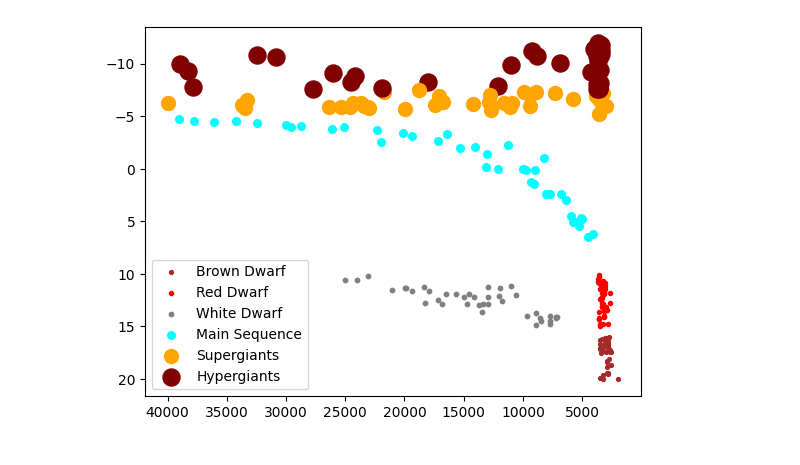
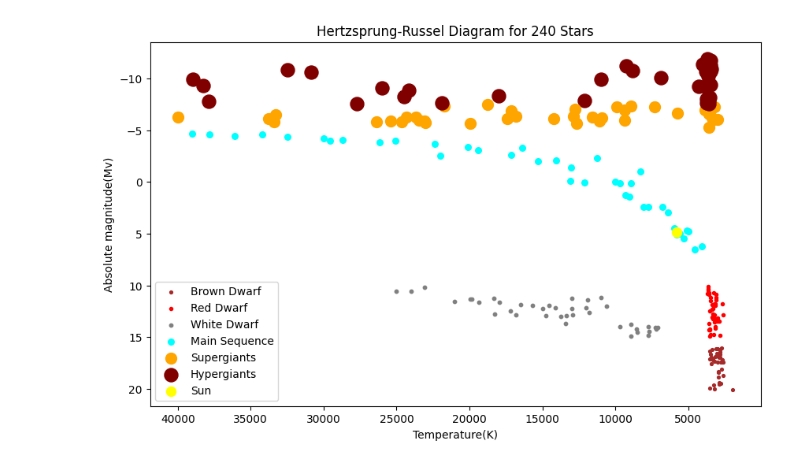
Before and after one commit to tusharx0809/da-project, a Jupyter notebook: astronomical-data/hr-diagram.ipynb, the cells around one changed output. Cells and saved outputs as stored; diff of their text form; code cells hidden in the pictures.

Commit message:
plots-added

```diff
--- a/astronomical-data/hr-diagram.ipynb
+++ b/astronomical-data/hr-diagram.ipynb
@@ -21,33 +21,40 @@ star_types ={ #creating a dict for each star type and their properties
   2 : {'label':'White Dwarf', 'color':'grey', 'size':40, 'marker':'.'},
   3 : {'label':'Main Sequence', 'color':'cyan', 'size':30, 'marker':'o'},
   4 : {'label':'Supergiants', 'color':'orange', 'size':100, 'marker':'o'},
   5 : {'label':'Hypergiants', 'color':'maroon', 'size':150, 'marker':'o'}
 }
 
 axes = []
 labels = set()
-
+plt.figure(figsize=(10,6))
 for i in range(len(star_type)):
   properties = star_types[star_type[i]]
   if properties['label'] not in labels:
     ax = plt.scatter(temperature[i], abs_mag[i],
                 s=properties['size'],
                 c=properties['color'],
                 marker=properties['marker'],
                 label=properties['label'])
     axes.append(ax)
     labels.add(properties['label'])
   else:
     plt.scatter(temperature[i], abs_mag[i],
                 s=properties['size'],
                 c=properties['color'],
                 marker=properties['marker'],
                 label=properties['label'])
+#Adding sun data
+ax_sun = plt.scatter(5778, 4.83, s = 75, c = 'yellow', label = 'Sun')
+axes.append(ax_sun)
+labels.add('Sun')
 
+plt.title(f'Hertzsprung-Russel Diagram for {len(star_type)} Stars')
+plt.ylabel('Absolute magnitude(Mv)')
+plt.xlabel('Temperature(K)')
 plt.legend(handles = axes)
 plt.gca().invert_xaxis() #gca: get current axis
 plt.gca().invert_yaxis()
-
+plt.savefig(base_dir+'hr-diagram.png')
 plt.show()
 # %% [output]
-[figure, old version]
+[figure, new version]
```
